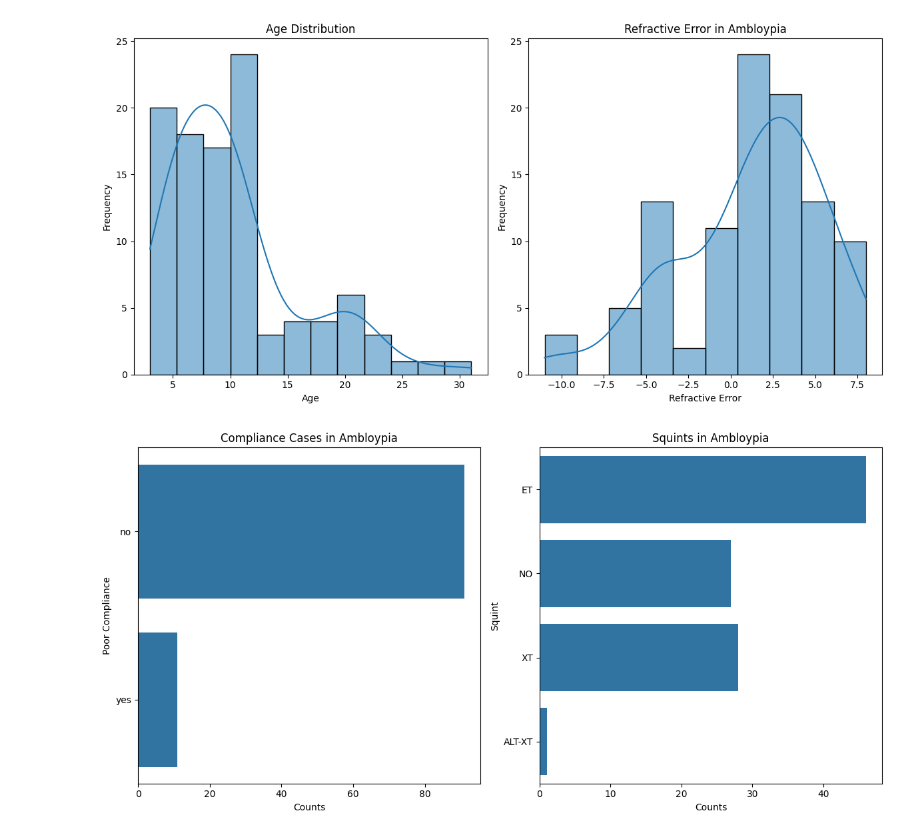
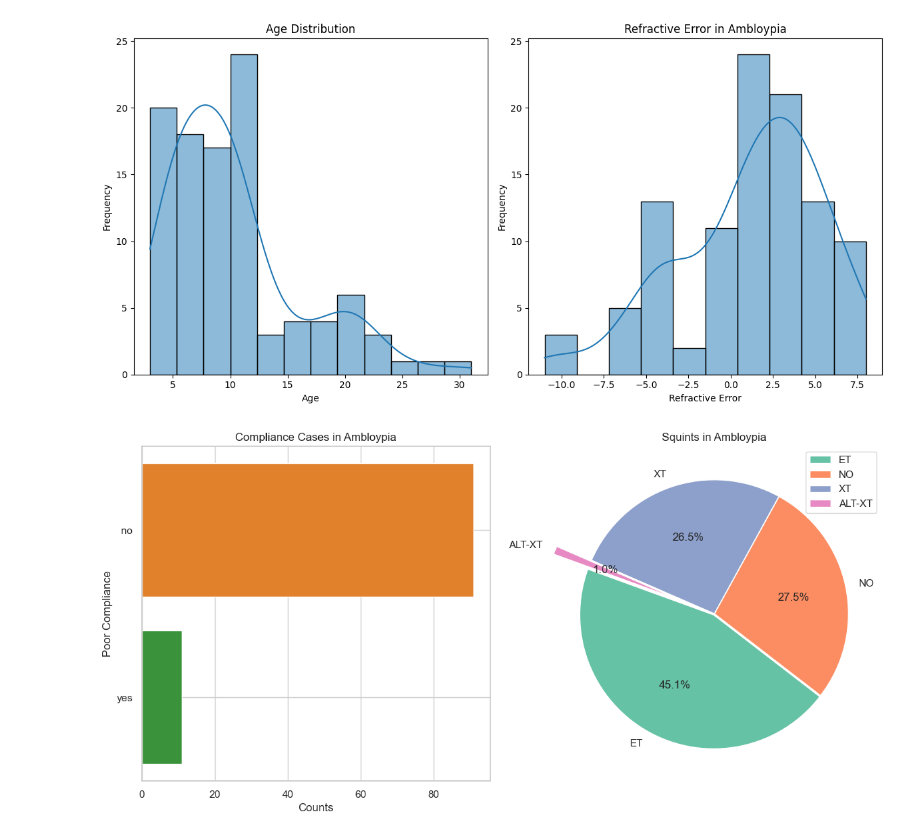
Before and after one commit to SoRaz049/DataAnalysisProjects, a Jupyter notebook: amblyopia/amblopia_1.ipynb, the cells around one changed output. Cells and saved outputs as stored; diff of their text form; code cells hidden in the pictures.

```diff
--- a/amblyopia/amblopia_1.ipynb
+++ b/amblyopia/amblopia_1.ipynb
@@ -172,22 +184,32 @@ plt.show()
 # %% [output]
 [figure]
 # %%
-fig,axs = plt.subplots(1,2, figsize = (12,6))
+import warnings
+warnings.filterwarnings("ignore", category=FutureWarning)
 
-sns.countplot(df['Poor compliance case'], ax = axs[0])
+fig, axs = plt.subplots(1, 2, figsize=(12, 6))
+
+# Plot countplot in the first subplot
+
+custom_palette = ['#ff7f0e', '#2ca02c']  # Example custom colors
+sns.countplot(df['Poor compliance case'], ax=axs[0], palette=custom_palette)
 axs[0].set_title("Compliance Cases in Ambloypia")
 axs[0].set_xlabel("Counts")
 axs[0].set_ylabel("Poor Compliance")
+axs[0].grid(True)
 
-sns.countplot(df["Squint"], ax = axs[1])
+# Plot pie chart in the second subplot
+sns.set_style("whitegrid")
+color_palette = sns.color_palette("Set2")
+explode = [0.01,0.001,0.001,0.28]
+axs[1].pie(df["Squint"].value_counts(), labels=df['Squint'].unique(),startangle = 160, colors = color_palette,explode= explode, autopct='%1.1f%%')
 axs[1].set_title("Squints in Ambloypia")
-axs[1].set_xlabel("Counts")
-axs[1].set_ylabel("Squint")
-
+plt.legend()
 plt.tight_layout()
+plt.grid(True)  # Apply grid to both subplots
 plt.show()
 # %% [output]
-[figure, old version]
+[figure, new version]
 # %%
 counts={}
 counts = df["Amblyopic eye"].value_counts()
```
Also changed, not shown: parts of 6 cells of this notebook.
